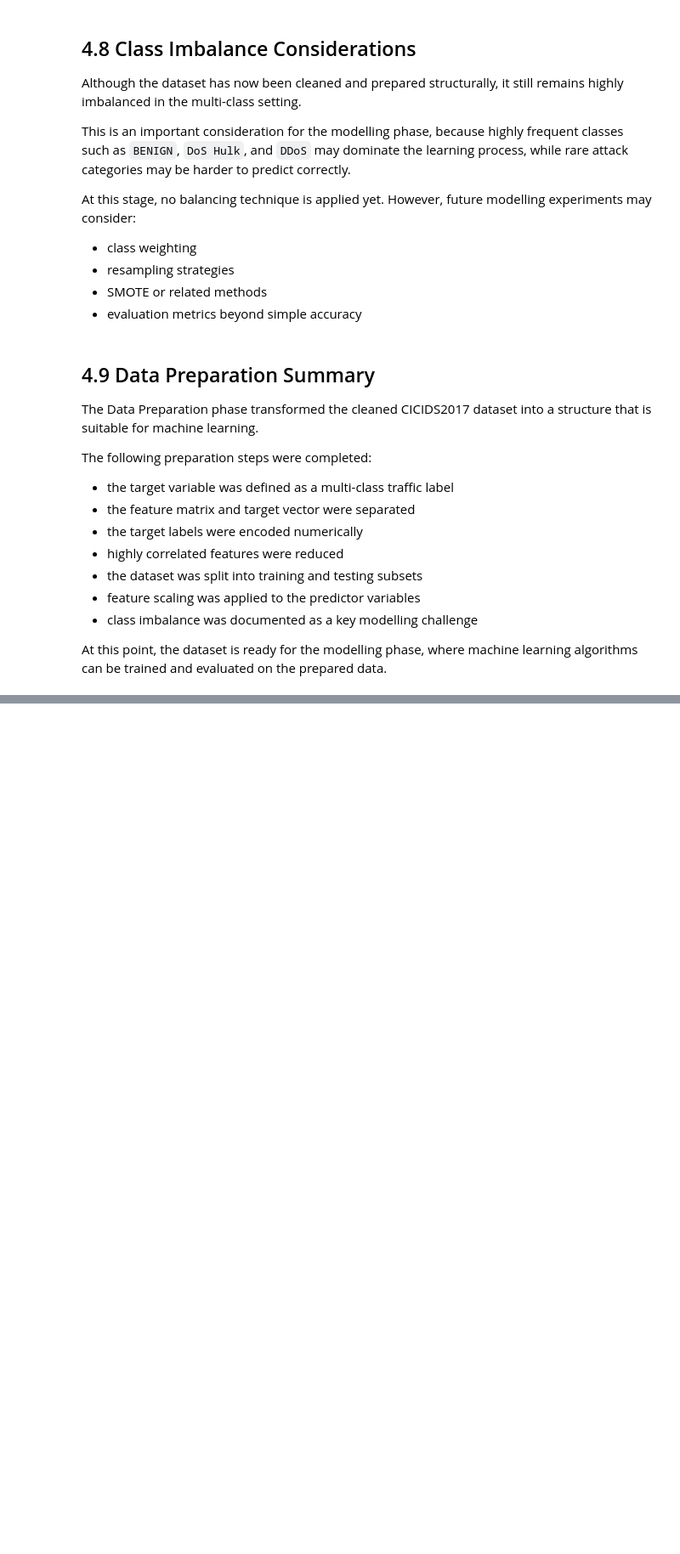
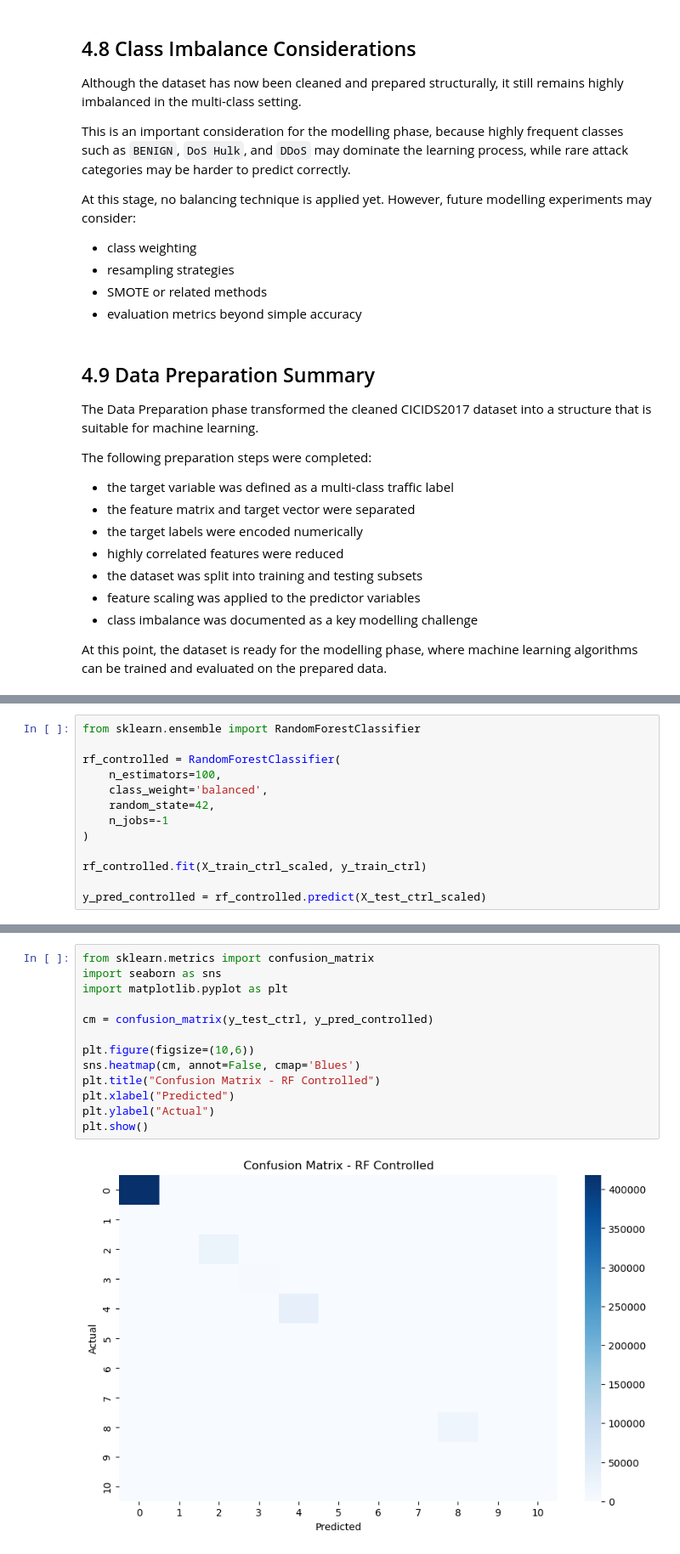
Before and after one commit to Thiago2022161/IDS-CA2-Thiago, a Jupyter notebook: IDS_CA2.ipynb, the cells around one changed output, grey strips where cells are left out. Shown at 85% size. Saved outputs shown, nothing was run; the diff lists cells and outputs as text; blank space fills up the shorter version.

```diff
--- a/IDS_CA2.ipynb
+++ b/IDS_CA2.ipynb
@@ -1732,0 +1322,13 @@ The controlled multiclass approach helped reduce instability caused by extremely
+# %%
+from sklearn.ensemble import RandomForestClassifier
+
+rf_controlled = RandomForestClassifier(
+    n_estimators=100,
+    class_weight='balanced',
+    random_state=42,
+    n_jobs=-1
+)
+
+rf_controlled.fit(X_train_ctrl_scaled, y_train_ctrl)
+
+y_pred_controlled = rf_controlled.predict(X_test_ctrl_scaled)
@@ -1732,0 +1401,15 @@ The controlled multiclass approach helped reduce instability caused by extremely
+# %%
+from sklearn.metrics import confusion_matrix
+import seaborn as sns
+import matplotlib.pyplot as plt
+
+cm = confusion_matrix(y_test_ctrl, y_pred_controlled)
+
+plt.figure(figsize=(10,6))
+sns.heatmap(cm, annot=False, cmap='Blues')
+plt.title("Confusion Matrix - RF Controlled")
+plt.xlabel("Predicted")
+plt.ylabel("Actual")
+plt.show()
+# %% [output]
+[figure, added]
```
Also changed, not shown: parts of 155 cells of this notebook.
